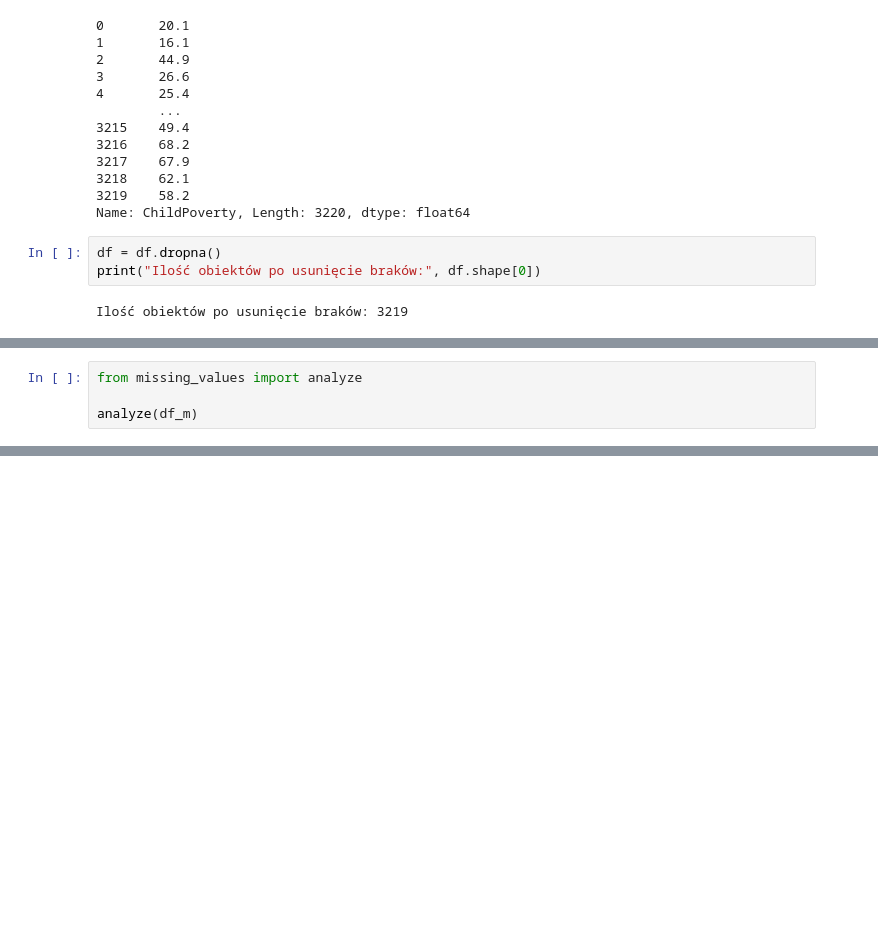
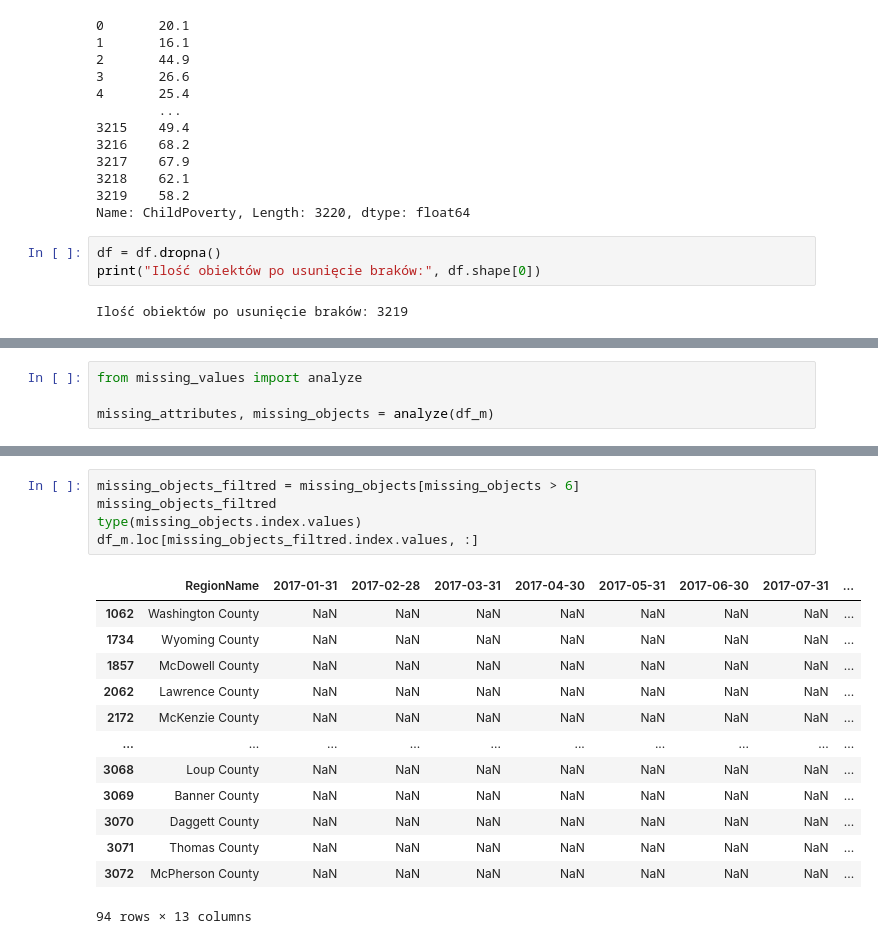
Before and after one commit to juskom/MED2024Z-PROJEKT, a Jupyter notebook: EDA.ipynb, the cells around one changed output, grey strips where cells are left out. Saved outputs shown, nothing was run; the diff lists cells and outputs as text; blank space fills up the shorter version.

```diff
--- a/EDA.ipynb
+++ b/EDA.ipynb
@@ -114,7 +111,7 @@ df_m.head()
 # %%
 from missing_values import analyze
 
-analyze(df_m)
+missing_attributes, missing_objects = analyze(df_m)
 # %% [output]
 [figure]
 Braki w danych liczone wg. atrybutów
@@ -209,0 +155,19 @@ Length: 553, dtype: int64
+# %%
+missing_objects_filtred = missing_objects[missing_objects > 6]
+missing_objects_filtred
+type(missing_objects.index.values)
+df_m.loc[missing_objects_filtred.index.values, :]
+# %% [output]
+|  | RegionName | 2017-01-31 | 2017-02-28 | 2017-03-31 | 2017-04-30 | 2017-05-31 | 2017-06-30 | 2017-07-31 | ... |
+| 1062 | Washington County | NaN | NaN | NaN | NaN | NaN | NaN | NaN | ... |
+| 1734 | Wyoming County | NaN | NaN | NaN | NaN | NaN | NaN | NaN | ... |
+| 1857 | McDowell County | NaN | NaN | NaN | NaN | NaN | NaN | NaN | ... |
+| 2062 | Lawrence County | NaN | NaN | NaN | NaN | NaN | NaN | NaN | ... |
+| 2172 | McKenzie County | NaN | NaN | NaN | NaN | NaN | NaN | NaN | ... |
+| ... | ... | ... | ... | ... | ... | ... | ... | ... | ... |
+| 3068 | Loup County | NaN | NaN | NaN | NaN | NaN | NaN | NaN | ... |
+| 3069 | Banner County | NaN | NaN | NaN | NaN | NaN | NaN | NaN | ... |
+| 3070 | Daggett County | NaN | NaN | NaN | NaN | NaN | NaN | NaN | ... |
+| 3071 | Thomas County | NaN | NaN | NaN | NaN | NaN | NaN | NaN | ... |
+| 3072 | McPherson County | NaN | NaN | NaN | NaN | NaN | NaN | NaN | ... |
+94 rows × 13 columns
```
Also changed, not shown: parts of 16 cells of this notebook.
